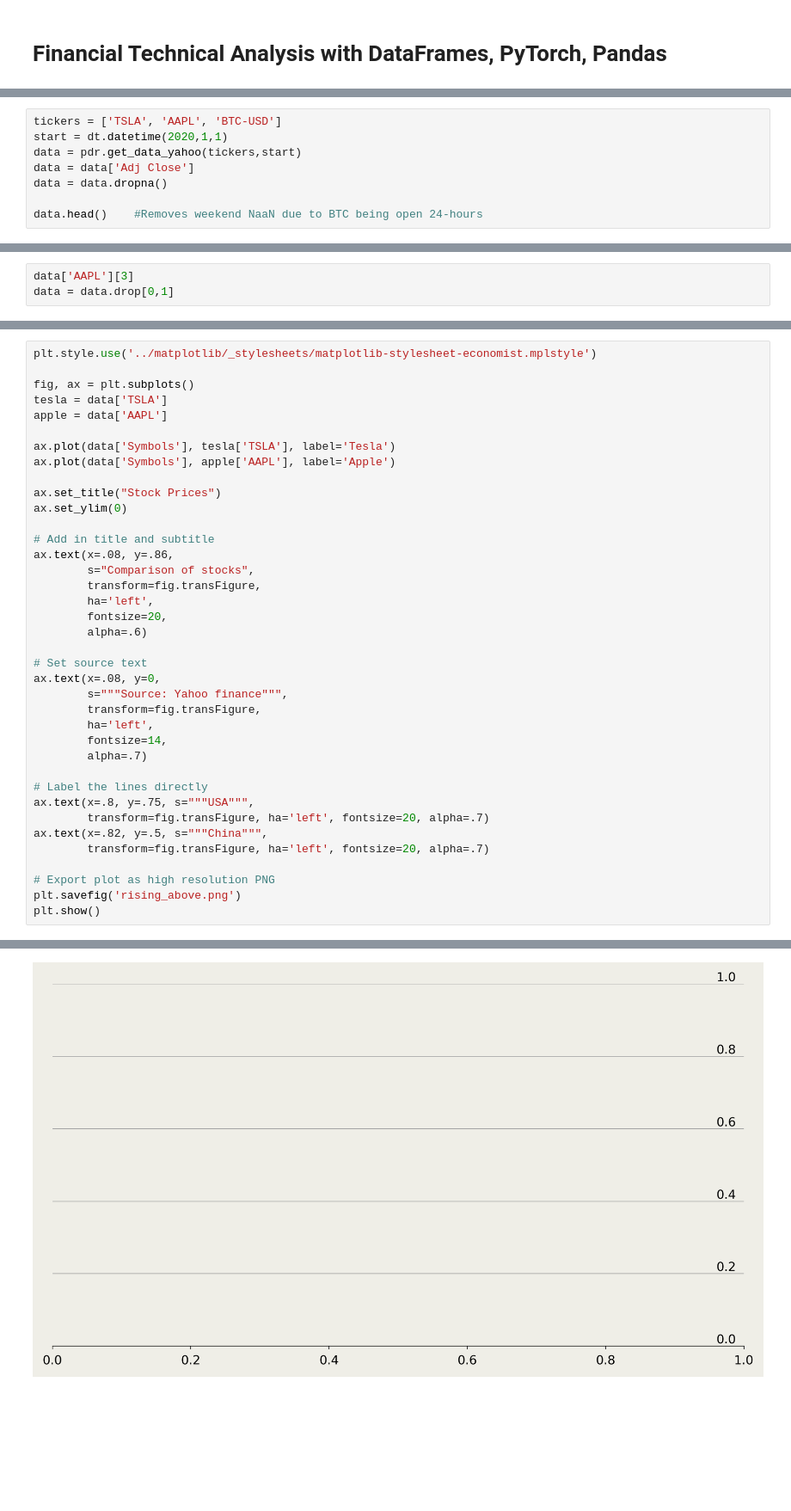
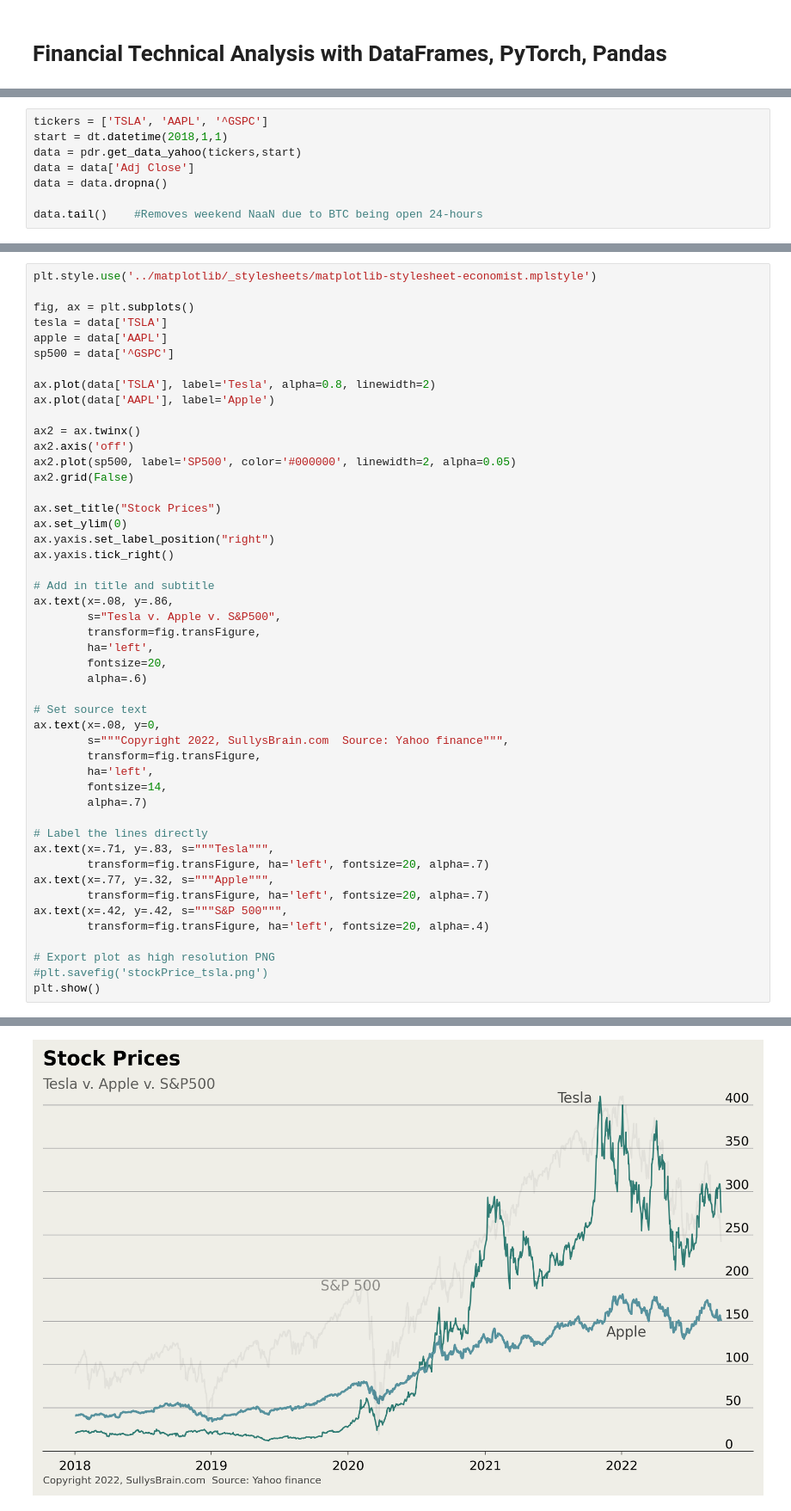
Before and after one commit to sullysbrain/python-machinelearning, a Jupyter notebook: jupyter-misc/matplotlib_sandbox.ipynb, the cells around one changed output, grey strips where cells are left out. Shown: that part at 86% size. Cells and saved outputs as stored; diff of their text form; blank space fills up the shorter version.

```diff
--- a/jupyter-misc/matplotlib_sandbox.ipynb
+++ b/jupyter-misc/matplotlib_sandbox.ipynb
@@ -16,9 +29,9 @@ df = pd.read_csv(data_file)
 # %%
-tickers = ['TSLA', 'AAPL', 'BTC-USD']
-start = dt.datetime(2020,1,1)
+tickers = ['TSLA', 'AAPL', '^GSPC']
+start = dt.datetime(2018,1,1)
 data = pdr.get_data_yahoo(tickers,start)
 data = data['Adj Close']
 data = data.dropna()
 
-data.head()    #Removes weekend NaaN due to BTC being open 24-hours
+data.tail()    #Removes weekend NaaN due to BTC being open 24-hours
 # %% [output]
@@ -32,3 +44,0 @@ data.head()    #Removes weekend NaaN due to BTC being open 24-hours
-# %%
-data['AAPL'][3]
-data = data.drop[0,1]
@@ -40,16 +48,24 @@ plt.style.use('../matplotlib/_stylesheets/matplotlib-stylesheet-economist.mplsty
 fig, ax = plt.subplots()
 tesla = data['TSLA']
 apple = data['AAPL']
+sp500 = data['^GSPC']
 
-ax.plot(data['Symbols'], tesla['TSLA'], label='Tesla')
-ax.plot(data['Symbols'], apple['AAPL'], label='Apple')
+ax.plot(data['TSLA'], label='Tesla', alpha=0.8, linewidth=2)
+ax.plot(data['AAPL'], label='Apple')
+
+ax2 = ax.twinx()
+ax2.axis('off')
+ax2.plot(sp500, label='SP500', color='#000000', linewidth=2, alpha=0.05)
+ax2.grid(False)
 
 ax.set_title("Stock Prices")
 ax.set_ylim(0)
+ax.yaxis.set_label_position("right")
+ax.yaxis.tick_right()
 
 # Add in title and subtitle
 ax.text(x=.08, y=.86,
-        s="Comparison of stocks",
+        s="Tesla v. Apple v. S&P500",
         transform=fig.transFigure,
         ha='left',
         fontsize=20,
@@ -57,19 +73,21 @@ ax.text(x=.08, y=.86,
 
 # Set source text
 ax.text(x=.08, y=0,
-        s="""Source: Yahoo finance""",
+        s="""Copyright 2022, SullysBrain.com  Source: Yahoo finance""",
         transform=fig.transFigure,
         ha='left',
         fontsize=14,
         alpha=.7)
 
 # Label the lines directly
-ax.text(x=.8, y=.75, s="""USA""",
+ax.text(x=.71, y=.83, s="""Tesla""",
         transform=fig.transFigure, ha='left', fontsize=20, alpha=.7)
-ax.text(x=.82, y=.5, s="""China""",
+ax.text(x=.77, y=.32, s="""Apple""",
         transform=fig.transFigure, ha='left', fontsize=20, alpha=.7)
+ax.text(x=.42, y=.42, s="""S&P 500""",
+        transform=fig.transFigure, ha='left', fontsize=20, alpha=.4)
 
 # Export plot as high resolution PNG
-plt.savefig('rising_above.png')
+#plt.savefig('stockPrice_tsla.png')
 plt.show()
 # %% [output]
@@ -77 +94 @@ KeyError: 'Symbols'
-[figure, old version]
+[figure, new version]
```
Also changed, not shown: parts of 7 cells of this notebook, 7 other files.
